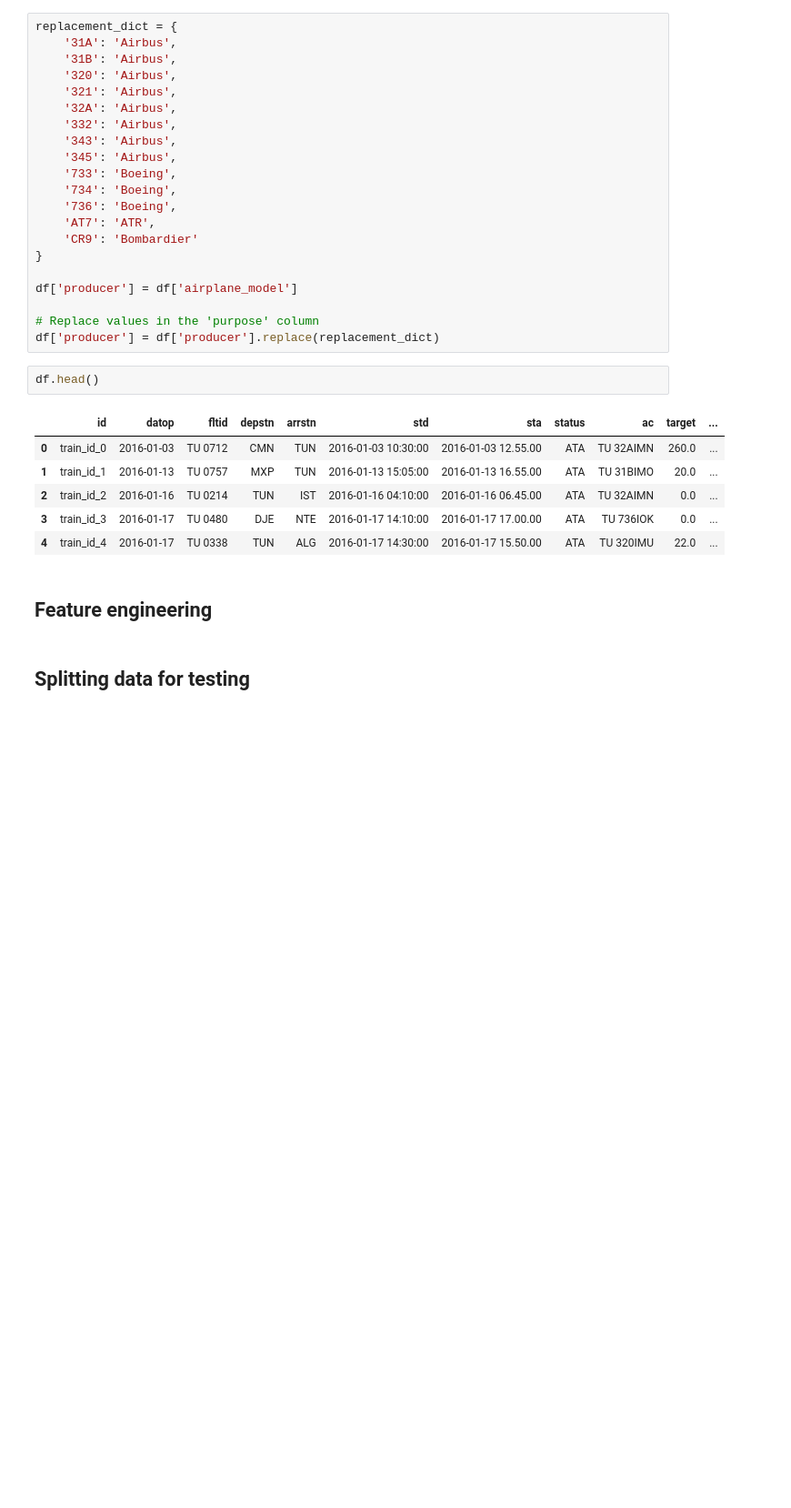
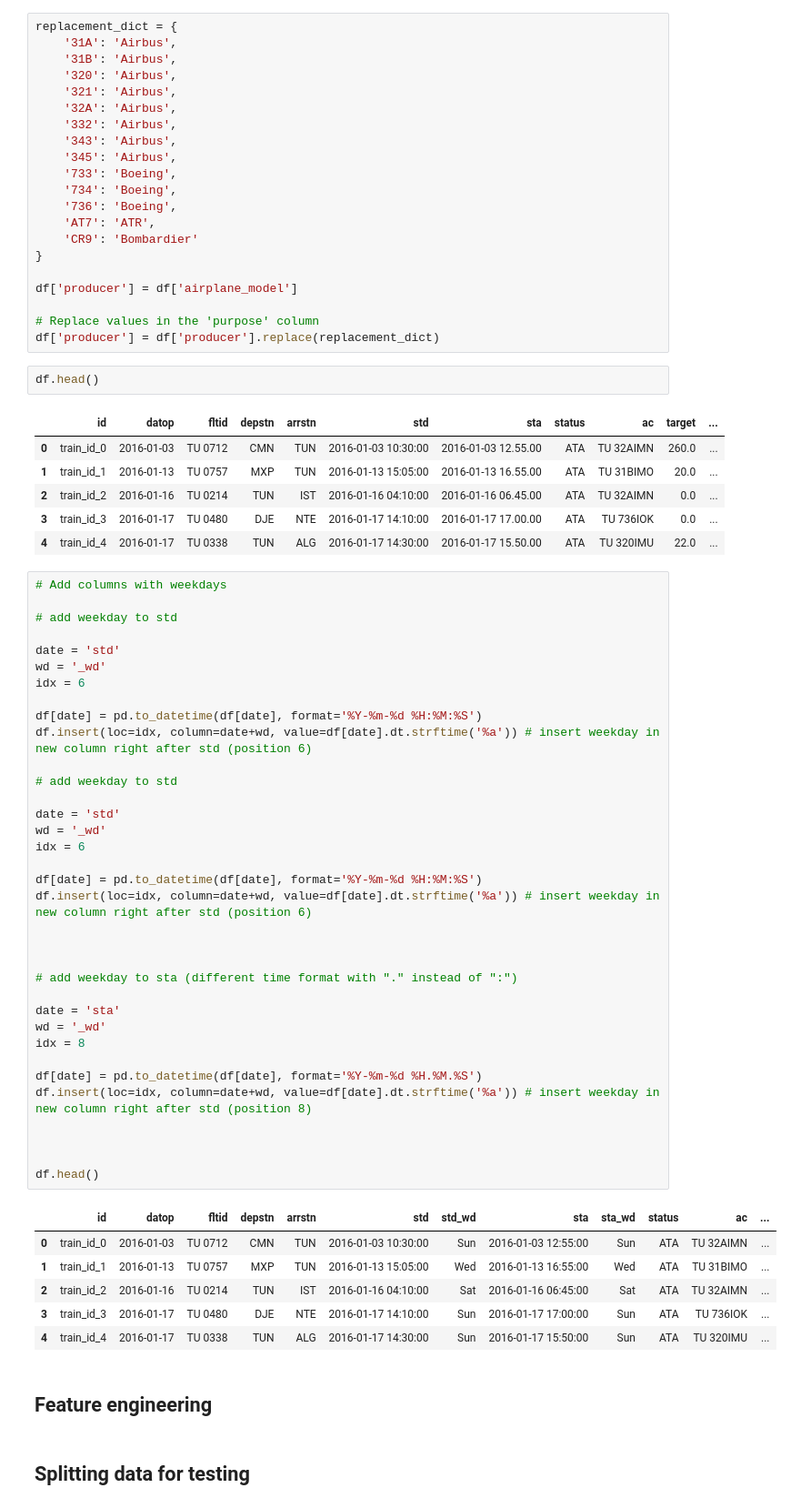
Before and after one commit to SimonBernarding/ML_project_SimonBernarding, a Jupyter notebook: EDA-and-modeling.ipynb, the cells around one changed output. Shown at 91% size. Cells and saved outputs as stored; diff of their text form; blank space fills up the shorter version.

Commit message:
added weekdays as separate columns to dates

```diff
--- a/EDA-and-modeling.ipynb
+++ b/EDA-and-modeling.ipynb
@@ -198,6 +198,48 @@ df.head()
 | 2 | train_id_2 | 2016-01-16 | TU 0214 | TUN | IST | 2016-01-16 04:10:00 | 2016-01-16 06.45.00 | ATA | TU 32AIMN | 0.0 | ... |
 | 3 | train_id_3 | 2016-01-17 | TU 0480 | DJE | NTE | 2016-01-17 14:10:00 | 2016-01-17 17.00.00 | ATA | TU 736IOK | 0.0 | ... |
 | 4 | train_id_4 | 2016-01-17 | TU 0338 | TUN | ALG | 2016-01-17 14:30:00 | 2016-01-17 15.50.00 | ATA | TU 320IMU | 22.0 | ... |
+# %%
+# Add columns with weekdays
+
+# add weekday to std
+
+date = 'std'
+wd = '_wd'
+idx = 6
+
+df[date] = pd.to_datetime(df[date], format='%Y-%m-%d %H:%M:%S')
+df.insert(loc=idx, column=date+wd, value=df[date].dt.strftime('%a')) # insert weekday in new column right after std (position 6)
+
+# add weekday to std
+
+date = 'std'
+wd = '_wd'
+idx = 6
+
+df[date] = pd.to_datetime(df[date], format='%Y-%m-%d %H:%M:%S')
+df.insert(loc=idx, column=date+wd, value=df[date].dt.strftime('%a')) # insert weekday in new column right after std (position 6)
+
+
+
+# add weekday to sta (different time format with "." instead of ":")
+
+date = 'sta'
+wd = '_wd'
+idx = 8
+
+df[date] = pd.to_datetime(df[date], format='%Y-%m-%d %H.%M.%S')
+df.insert(loc=idx, column=date+wd, value=df[date].dt.strftime('%a')) # insert weekday in new column right after std (position 8)
+
+
+
+df.head()
+# %% [output]
+|  | id | datop | fltid | depstn | arrstn | std | std_wd | sta | sta_wd | status | ac | ... |
+| 0 | train_id_0 | 2016-01-03 | TU 0712 | CMN | TUN | 2016-01-03 10:30:00 | Sun | 2016-01-03 12:55:00 | Sun | ATA | TU 32AIMN | ... |
+| 1 | train_id_1 | 2016-01-13 | TU 0757 | MXP | TUN | 2016-01-13 15:05:00 | Wed | 2016-01-13 16:55:00 | Wed | ATA | TU 31BIMO | ... |
+| 2 | train_id_2 | 2016-01-16 | TU 0214 | TUN | IST | 2016-01-16 04:10:00 | Sat | 2016-01-16 06:45:00 | Sat | ATA | TU 32AIMN | ... |
+| 3 | train_id_3 | 2016-01-17 | TU 0480 | DJE | NTE | 2016-01-17 14:10:00 | Sun | 2016-01-17 17:00:00 | Sun | ATA | TU 736IOK | ... |
+| 4 | train_id_4 | 2016-01-17 | TU 0338 | TUN | ALG | 2016-01-17 14:30:00 | Sun | 2016-01-17 15:50:00 | Sun | ATA | TU 320IMU | ... |
 # %% [markdown]
 ## Feature engineering
 # %% [markdown]
```
